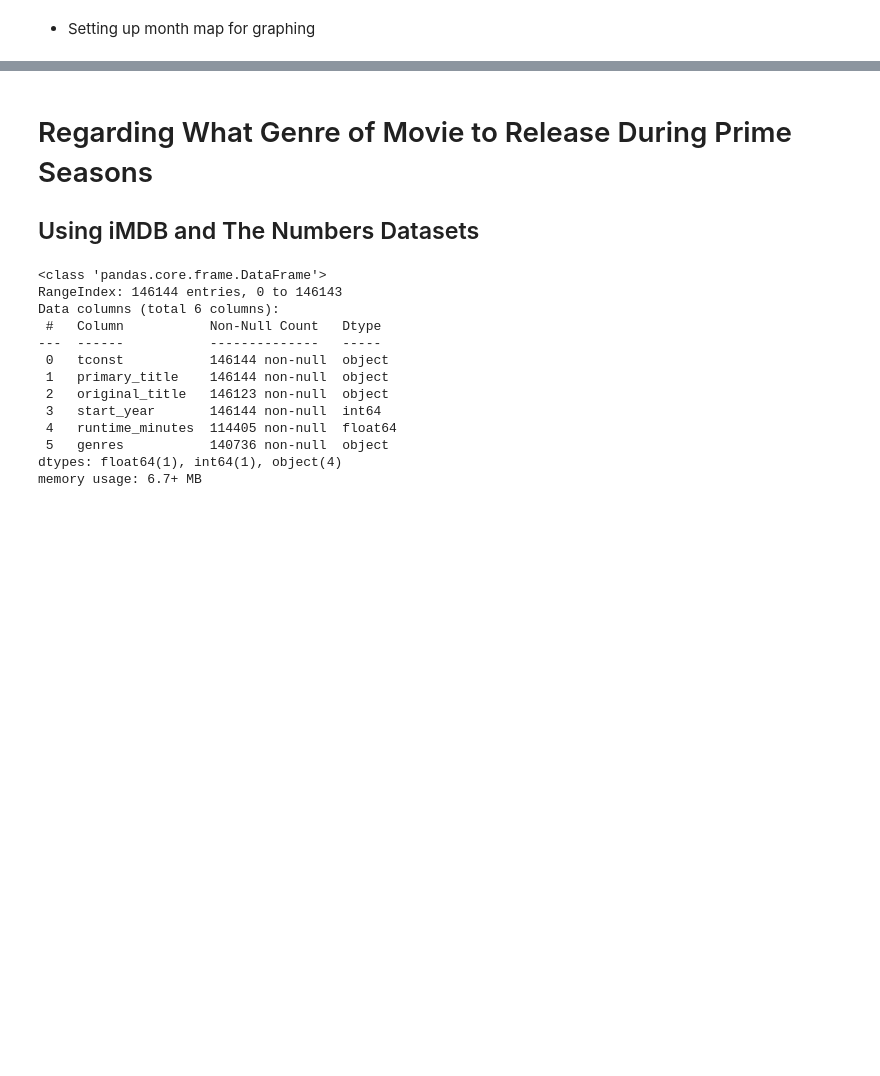
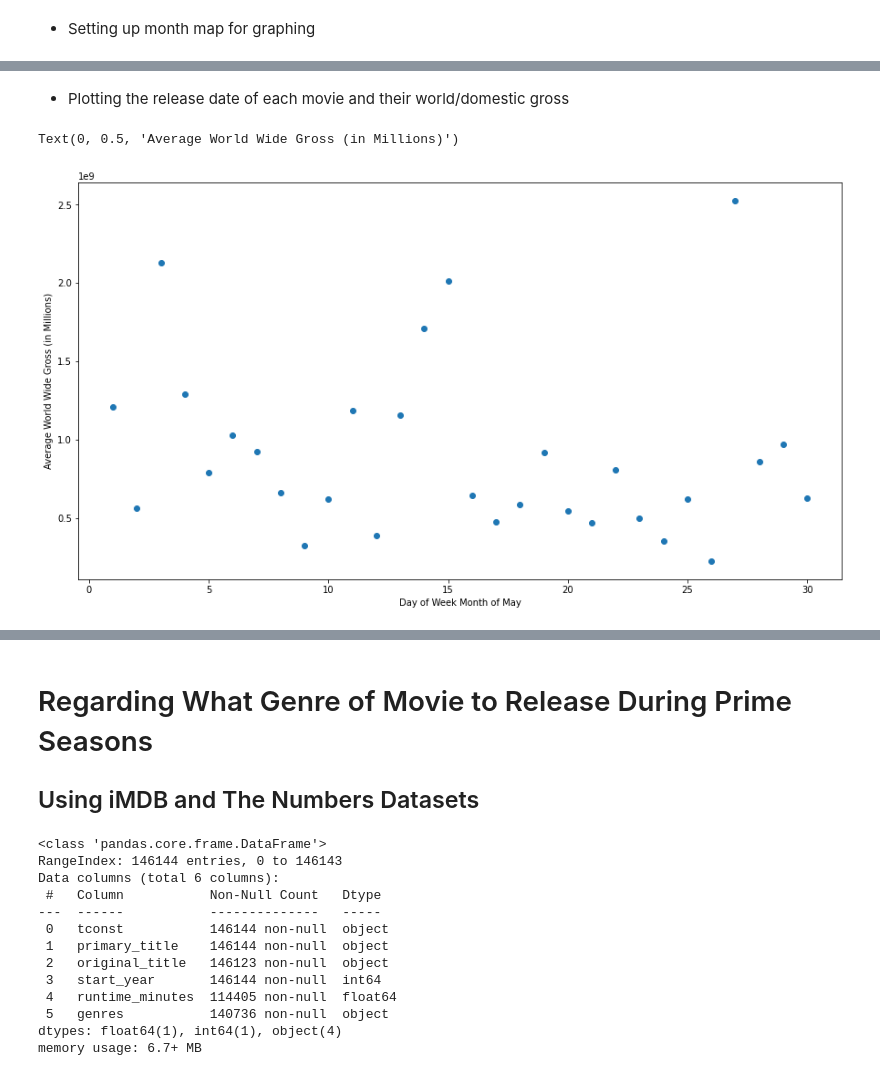
Before and after one commit to JCherryA050/phase_1_project, a Jupyter notebook: working_notebooks/project_notebook_ajc.ipynb, the cells around one changed output, grey strips where cells are left out. Cells and saved outputs as stored; diff of their text form; code cells hidden in the pictures; blank space fills up the shorter version.

```diff
--- a/working_notebooks/project_notebook_ajc.ipynb
+++ b/working_notebooks/project_notebook_ajc.ipynb
@@ -57,7 +54,8 @@ tn_df.release_date = pd.DatetimeIndex(tn_df.release_date)
 # %% [markdown]
 - Adding day, month, and year columns to the data set
 # %%
-tn_df['day']   = tn_df.release_date.dt.dayofweek
+tn_df['day_of_week']   = tn_df.release_date.dt.dayofweek
+tn_df['day'] = tn_df.release_date.dt.day
 tn_df['month'] = tn_df.release_date.dt.month
 tn_df['year']  = tn_df.release_date.dt.year
 # %% [markdown]
@@ -117,0 +114,4 @@ This plot of the net prifits of films released after 1960 shows the total net pr
+# %%
+may_jul_movies = tn_df[(tn_df['month'] >= 4)&(tn_df['month'] <= 6)]
+may_movies = tn_df[tn_df['month'] == 4]
+nov_movies = tn_df[(tn_df['month'] == 11)]
@@ -117,0 +139,11 @@ This plot of the net prifits of films released after 1960 shows the total net pr
+# %% [markdown]
+- Plotting the release date of each movie and their world/domestic gross
+# %%
+fig,ax = plt.subplots(figsize=(15,8))
+ax.scatter(may_movies.groupby('day').sum().sort_index().index,\
+    may_movies.groupby('day').sum().sort_index()['worldwide_gross'])
+ax.set_xlabel('Day of Week Month of May')
+ax.set_ylabel('Average World Wide Gross (in Millions)')
+# %% [output]
+Text(0, 0.5, 'Average World Wide Gross (in Millions)')
+[figure, added]
```
Also changed, not shown: parts of 28 cells of this notebook, 4 other files.
